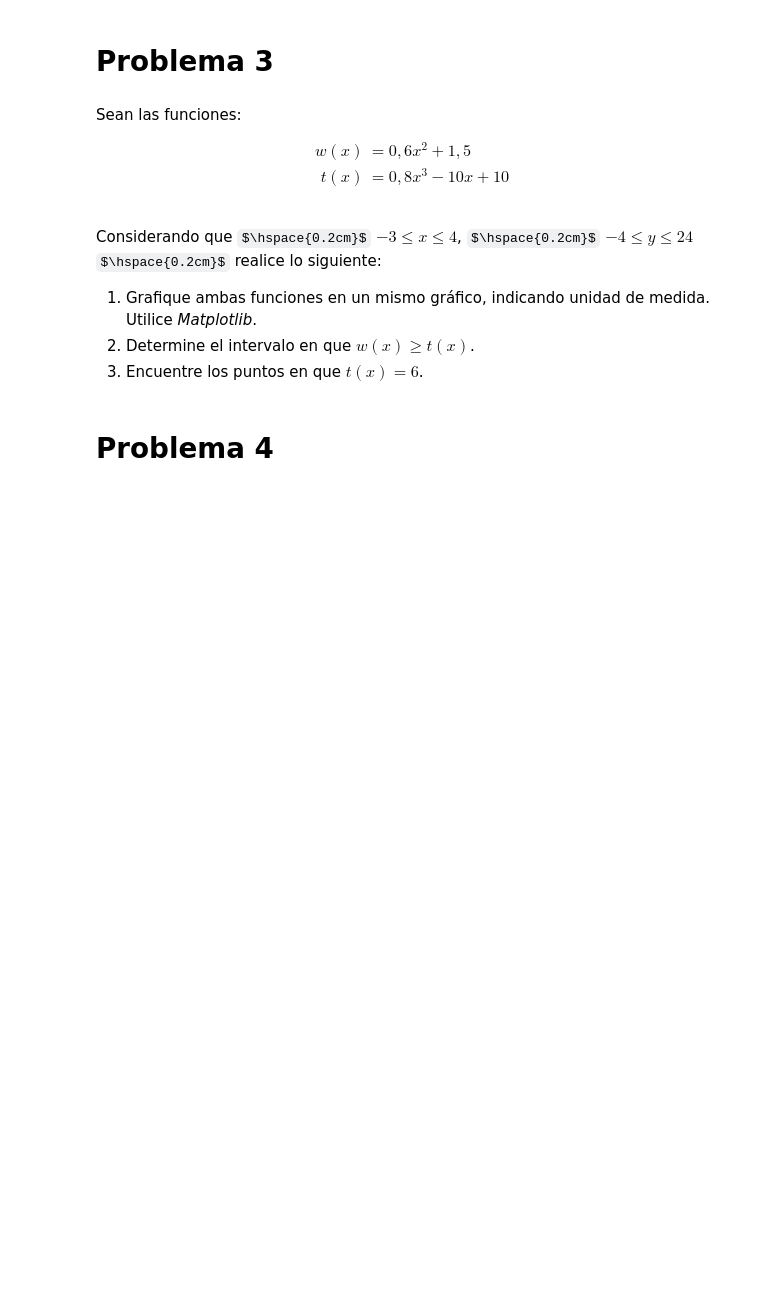
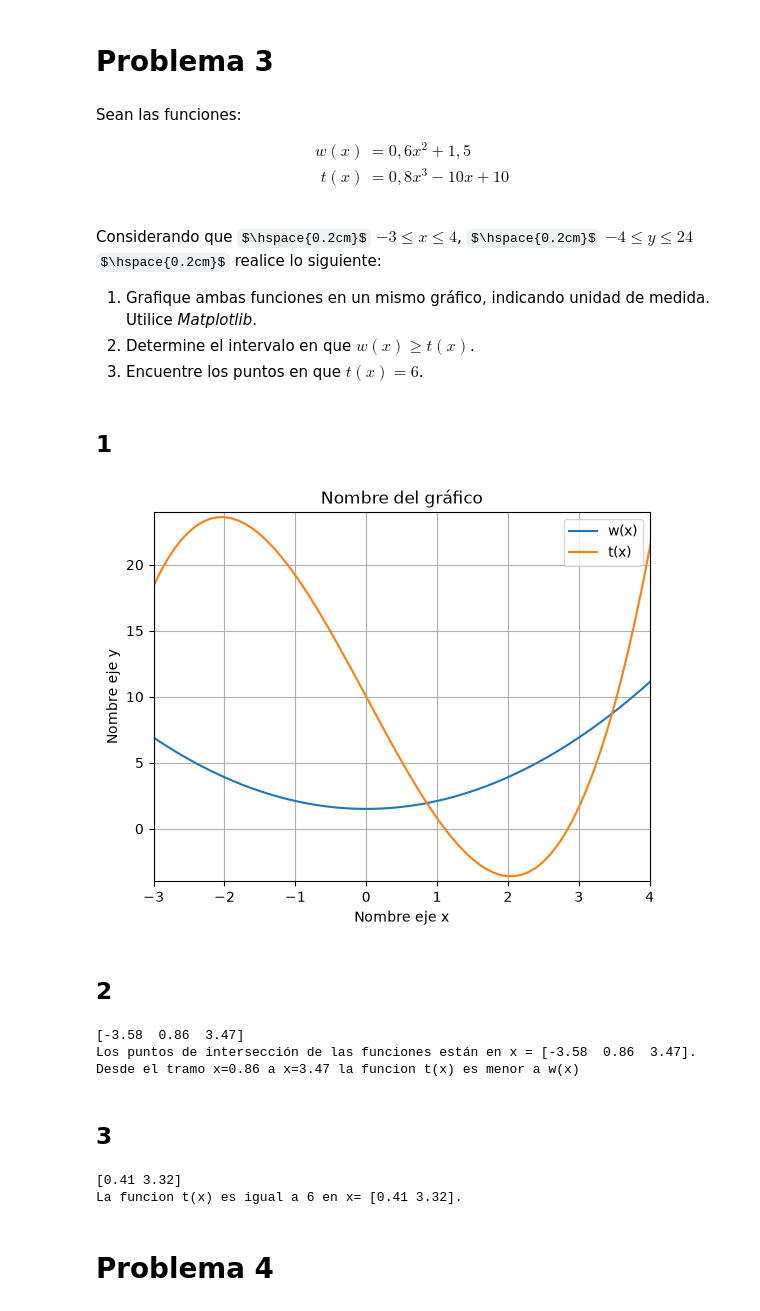
Before and after one commit to LemonHum4n/EjerciciosDuoc, a Jupyter notebook: 2026/Matematicas Aplicadas/Guia3/G3_Aplicaciones_de_funciones.ipynb, the cells around one changed output. Saved outputs shown, nothing was run; the diff lists cells and outputs as text; code cells hidden in the pictures; some formulas as TeX source; blank space fills up the shorter version.

```diff
--- a/2026/Matematicas Aplicadas/Guia3/G3_Aplicaciones_de_funciones.ipynb
+++ b/2026/Matematicas Aplicadas/Guia3/G3_Aplicaciones_de_funciones.ipynb
@@ -102,14 +102,18 @@ import numpy as np
 from scipy.optimize import fsolve
 
 def inter(x):
-    return h(x)-i(x)
+    return i(x)-h(x)
 
-x=np.linspace(0,10,10)
+x=np.linspace(0,5,5)
 
 solucion = np.around(fsolve(inter,x),decimals=2)
 
 intersec = np.unique(solucion)
 
 print(f"Los puntos de interseccion de las funciones estan en x={intersec}")
+
+print(f"h(1)={h(1):.1f}\ni(1)={i(3.5)}")
+
+print("La funcion h(x) intercepta con la funcion i(x) en el punto (1,2) y en el punto (3.5 , 4.5)")
 # %% [output]
 Los puntos de interseccion de las funciones estan en x=[1.  3.5]
@@ -130,6 +165,78 @@ Considerando que $\hspace{0.2cm}$ $-3 \leq x \leq 4$, $\hspace{0.2cm}$ $-4 \leq
 1. Grafique ambas funciones en un mismo gráfico, indicando unidad de medida. Utilice *Matplotlib*.
 2. Determine el intervalo en que $w(x) \geq t(x)$.
 3. Encuentre los puntos en que $t(x) = 6$.
+# %% [markdown]
+## 1
+# %%
+def w(x):
+    return 0.6*x**2 + 1.5
+
+def t(x):
+    return 0.8*x**3 - 10*x +10
+
+x = np.arange(-3, 30, 0.1)
+plt.plot(x, w(x), label = 'w(x)')
+plt.plot(x, t(x), label = 't(x)')
+plt.title('Nombre del gráfico')
+plt.ylabel('Nombre eje y')
+plt.xlabel('Nombre eje x')
+
+plt.ylim(-4,24)
+plt.xlim(-3,4)
+
+plt.legend()
+plt.grid()
+plt.show()
+# %% [output]
+[figure, added]
+# %% [markdown]
+## 2
+# %%
+#Definir la función igualada a cero
+def inter(x):
+    return w(x) - t(x)    #funciones definidas anteriormente
+
+#Valores iniciales para la aproximación
+x_inicial = np.linspace(-4,4,4) #genera n valores iniciales distribuidos desde a hasta b
+
+#Encontrar y redondear las soluciones
+solucion = np.around(fsolve(inter, x_inicial), decimals=2)
+
+#Eliminar soluciones repetidas
+intersecciones = np.unique(solucion)
+
+print(intersecciones)
+
+#o con frase:
+print(f'Los puntos de intersección de las funciones están en x = {intersecciones}.')
+print("Desde el tramo x=0.86 a x=3.47 la funcion t(x) es menor a w(x)")
+# %% [output]
+[-3.58  0.86  3.47]
+Los puntos de intersección de las funciones están en x = [-3.58  0.86  3.47].
+Desde el tramo x=0.86 a x=3.47 la funcion t(x) es menor a w(x)
+# %% [markdown]
+## 3
+# %%
+#Definir la función igualada a cero
+def T(x):
+    return t(x) - 6 #funciones definidas anteriormente
+
+#Valores iniciales para la aproximación
+x_inicial = np.linspace(0,4,4) #genera n valores iniciales distribuidos desde a hasta b
+
+#Encontrar y redondear las soluciones
+solucion = np.around(fsolve(T, x_inicial), decimals=2)
+
+#Eliminar soluciones repetidas
+intersecciones = np.unique(solucion)
+
+print(intersecciones)
+
+#o con frase:
+print(f'La funcion t(x) es igual a 6 en x= {intersecciones}.')
+# %% [output]
+[0.41 3.32]
+La funcion t(x) es igual a 6 en x= [0.41 3.32].
 # %% [markdown]
 # Problema 4
 # %% [markdown]
```
Also changed, not shown: parts of 4 cells of this notebook.
